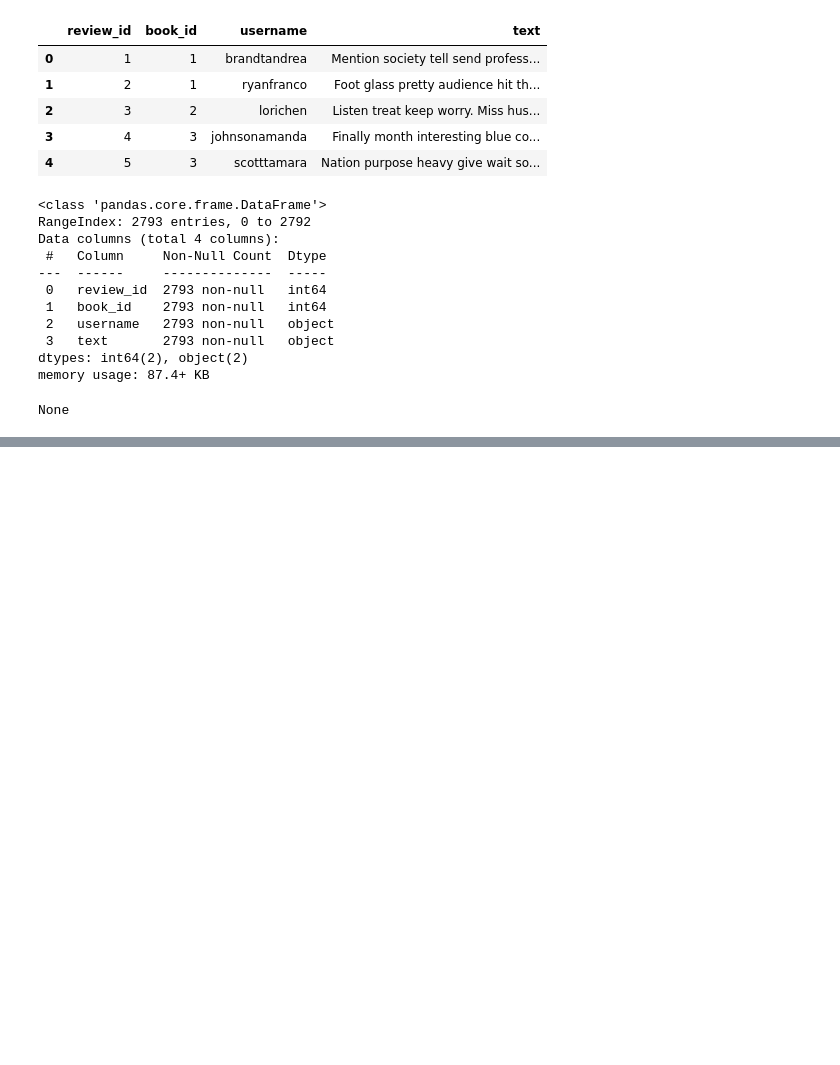
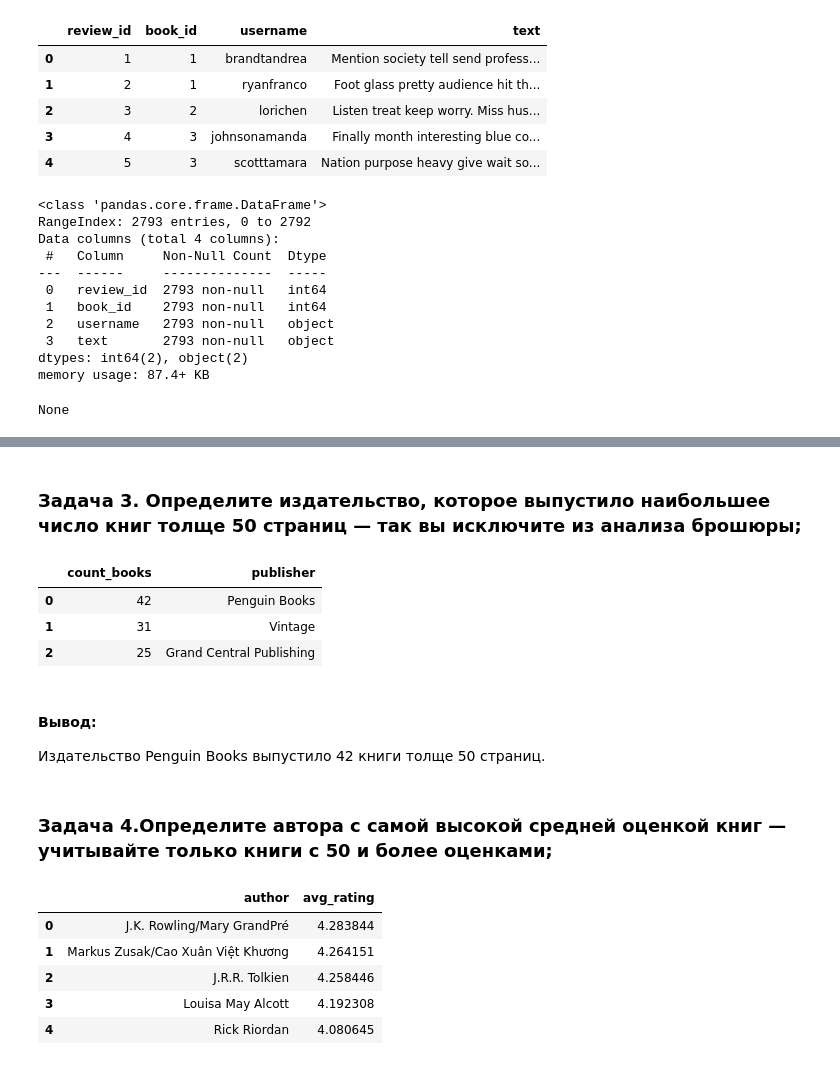
Before and after one commit to akirionenko/senior_progect, a Jupyter notebook: sql.ipynb, the cells around one changed output, grey strips where cells are left out. Drawn from its saved outputs; the diff is of its cells as text; code cells hidden in the pictures; blank space fills up the shorter version.

```diff
--- a/sql.ipynb
+++ b/sql.ipynb
@@ -224,0 +308,77 @@ None
+# %% [markdown]
+### Задача 3. Определите издательство, которое выпустило наибольшее число книг толще 50 страниц — так вы исключите из анализа брошюры;
+# %%
+query = '''
+
+SELECT
+    COUNT(b.book_id) AS count_books,
+    p.publisher AS publisher
+
+FROM books AS b
+LEFT JOIN publishers AS p
+ON b.publisher_id=p.publisher_id
+WHERE num_pages>50
+
+GROUP BY
+publisher
+
+ORDER BY count_books DESC
+LIMIT 3;
+
+
+    '''
+
+pd.io.sql.read_sql(query, con = engine)
+# %% [output]
+|  | count_books | publisher |
+| 0 | 42 | Penguin Books |
+| 1 | 31 | Vintage |
+| 2 | 25 | Grand Central Publishing |
+# %% [markdown]
+#### Вывод:
+
+Издательство Penguin Books выпустило 42 книги толще 50 страниц.
+# %% [markdown]
+### Задача 4.Определите автора с самой высокой средней оценкой книг — учитывайте только книги с 50 и более оценками;
+# %%
+query = '''
+
+WITH ra AS
+(        SELECT
+            book_id,
+            AVG(rating) AS avg_rating,
+            COUNT(rating_id) AS rating_cnt
+        FROM ratings
+        GROUP BY
+        book_id
+    )
+
+
+
+SELECT
+    a.author AS author,
+    AVG(ra.avg_rating) AS avg_rating
+FROM  books AS b
+LEFT JOIN ra
+ON ra.book_id = b.book_id
+LEFT JOIN authors AS a
+ON a.author_id = b.author_id
+
+WHERE (rating_cnt) >= 50
+GROUP BY a.author
+ORDER BY
+AVG(ra.avg_rating) DESC
+LIMIT 5
+'''
+
+
+
+
+pd.io.sql.read_sql(query, con = engine)
+# %% [output]
+|  | author | avg_rating |
+| 0 | J.K. Rowling/Mary GrandPré | 4.283844 |
+| 1 | Markus Zusak/Cao Xuân Việt Khương | 4.264151 |
+| 2 | J.R.R. Tolkien | 4.258446 |
+| 3 | Louisa May Alcott | 4.192308 |
+| 4 | Rick Riordan | 4.080645 |
```
Also changed, not shown: parts of 11 cells of this notebook.
